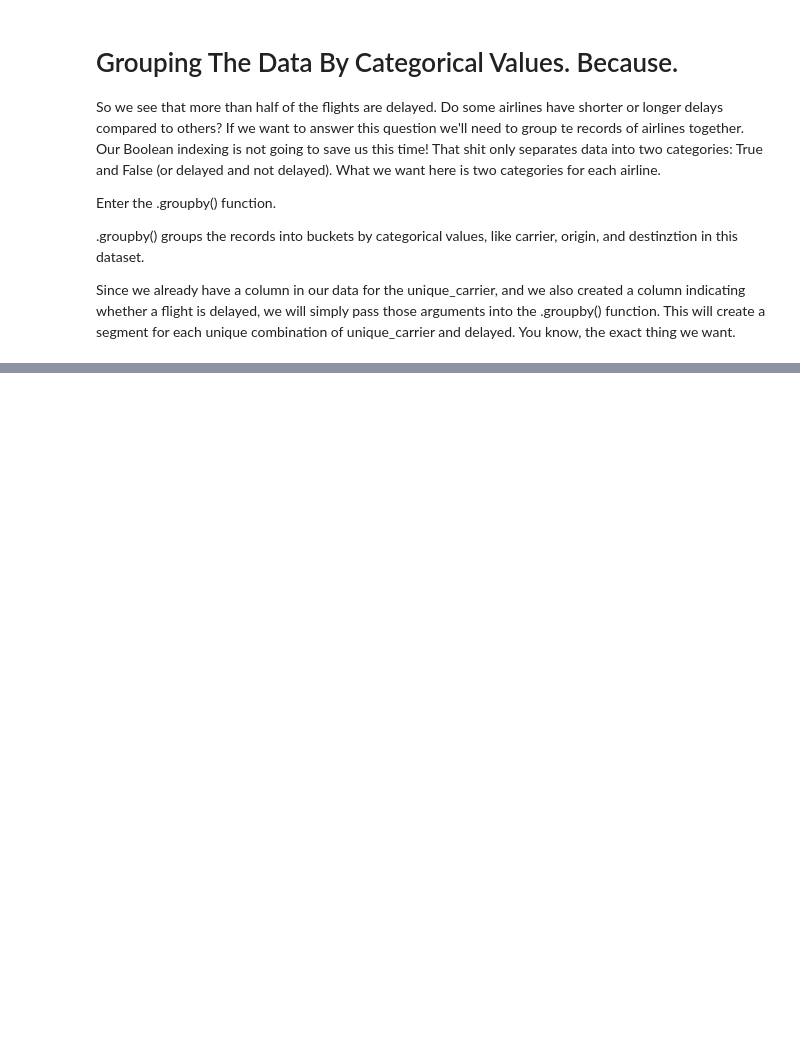
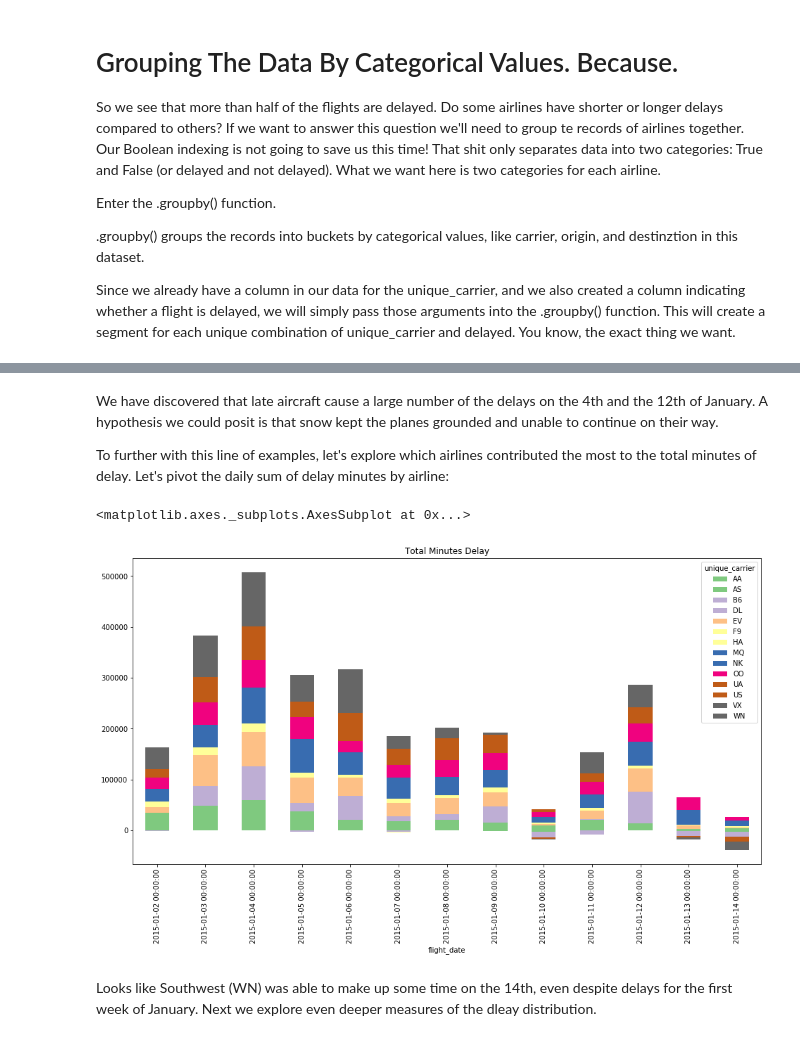
Before and after one commit to nellac77/gitfunkhouse, a Jupyter notebook: mode/Python Basics.ipynb, the cells around one changed output, grey strips where cells are left out. Cells and saved outputs as stored; diff of their text form; code cells hidden in the pictures; blank space fills up the shorter version.

```diff
--- a/mode/Python Basics.ipynb
+++ b/mode/Python Basics.ipynb
@@ -1344,0 +1567,12 @@ group_by_carrier = data.groupby(['unique_carrier','delayed'])
+# %% [markdown]
+We have discovered that late aircraft cause a large number of the delays on the 4th and the 12th of January. A hypothesis we could posit is that snow kept the planes grounded and unable to continue on their way.
+
+To further with this line of examples, let's explore which airlines contributed the most to the total minutes of delay. Let's pivot the daily sum of delay minutes by airline:
+# %%
+delay_by_day_carrier = data.pivot_table(index='flight_date', columns='unique_carrier', values='arr_delay', aggfunc='sum')
+delay_by_day_carrier.plot(kind='bar', figsize=[16,8], stacked=True, colormap='Accent', title='Total Minutes Delay')
+# %% [output]
+<matplotlib.axes._subplots.AxesSubplot at 0x...>
+[figure, added]
+# %% [markdown]
+Looks like Southwest (WN) was able to make up some time on the 14th, even despite delays for the first week of January. Next we explore even deeper measures of the dleay distribution.
```
Also changed, not shown: parts of 39 cells of this notebook.
